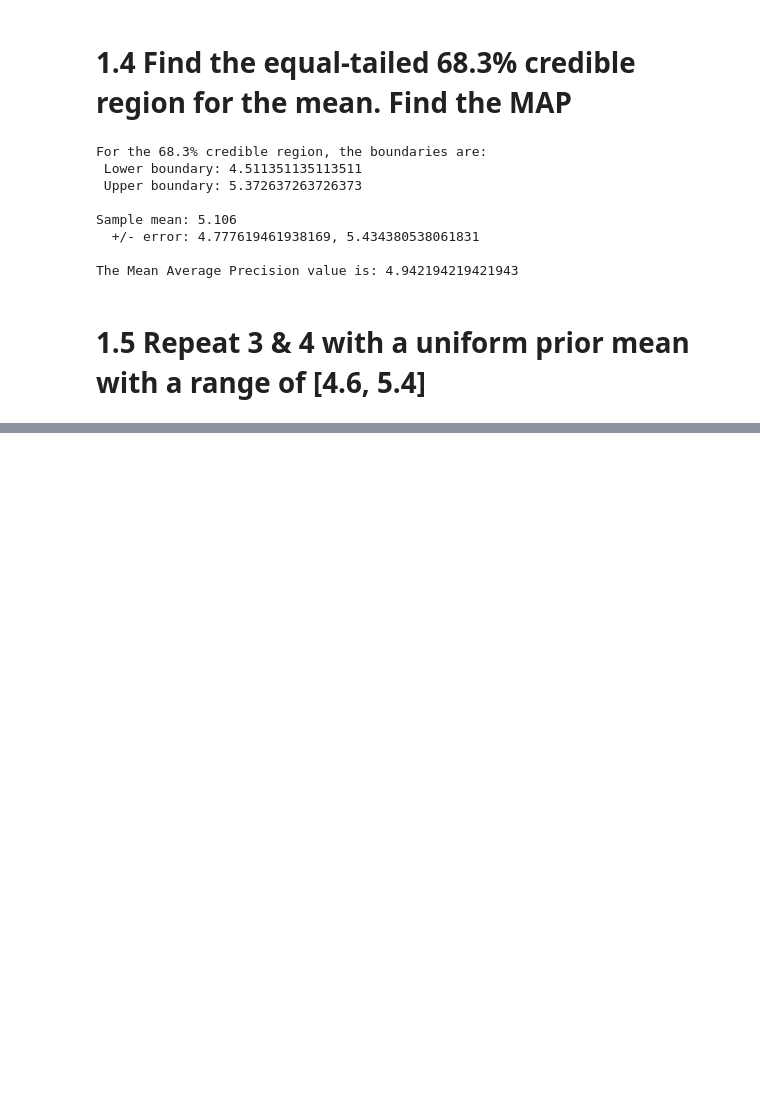
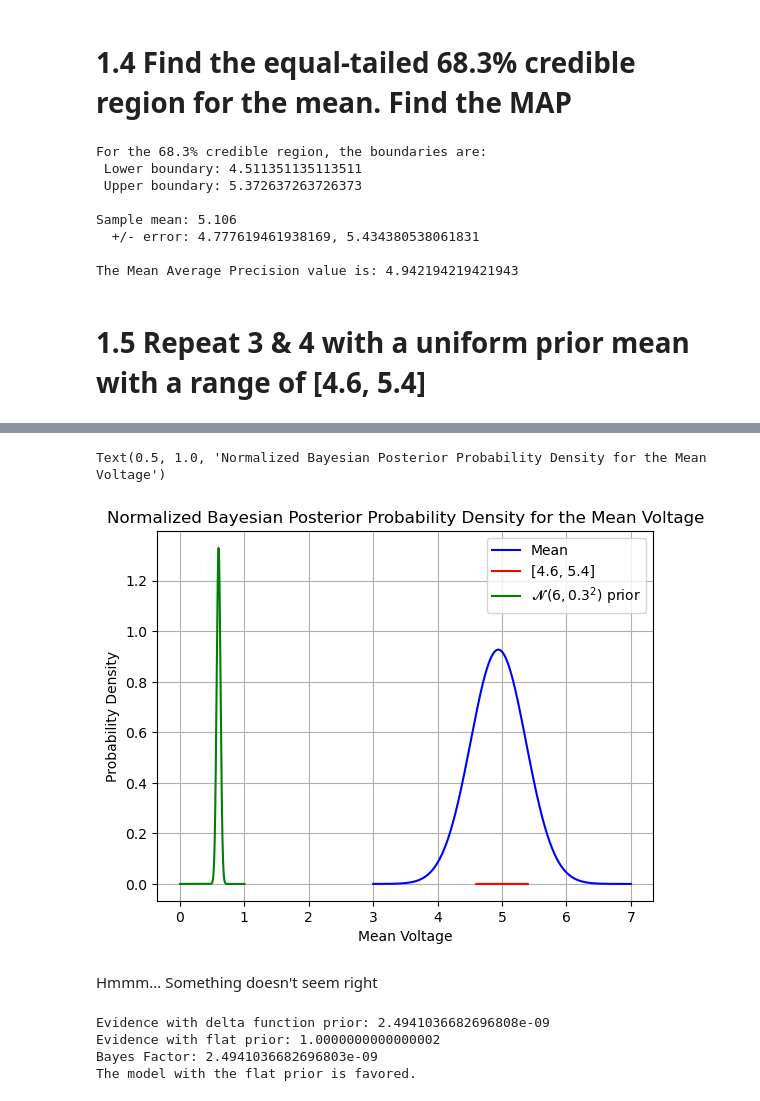
Before and after one commit to agupta-umiss/phys629-fall-2023, a Jupyter notebook: student_folders/CodyMcCammon/phys629_f23_hw7_CodyMcCammon.ipynb, the cells around one changed output, grey strips where cells are left out. Saved outputs shown, nothing was run; the diff lists cells and outputs as text; code cells hidden in the pictures; blank space fills up the shorter version.

```diff
--- a/student_folders/CodyMcCammon/phys629_f23_hw7_CodyMcCammon.ipynb
+++ b/student_folders/CodyMcCammon/phys629_f23_hw7_CodyMcCammon.ipynb
@@ -128,0 +207,54 @@ Text(0.5, 1.0, 'Normalized Bayesian Posterior Probability Density for the Mean V
+# %%
+plt.plot(
+    mu,
+    normalized_posterior,
+    label='Mean',
+    color='b'
+)
+plt.plot(
+    mu_4p6_5p4,
+    normalized_posterior_4p6_5p4,
+    label='[4.6, 5.4]',
+    color='r'
+)
+plt.plot(
+    np.linspace(0,1,10000),
+    posterior_gaussian_m6_s0p3,
+    label=f'$𝓝({mean_gaussian} , {sigma_gaussian}^{2})$ prior',
+    color='g'
+)
+plt.xlabel('Mean Voltage')
+plt.ylabel('Probability Density')
+plt.legend()
+plt.grid()
+plt.title('Normalized Bayesian Posterior Probability Density for the Mean Voltage')
+# %% [output]
+Text(0.5, 1.0, 'Normalized Bayesian Posterior Probability Density for the Mean Voltage')
+[figure, added]
+# %% [markdown]
+Hmmm... Something doesn't seem right
+# %%
+# Calculate evidence under flat prior
+evidence_flat_prior = np.trapz(normalized_posterior, dx=(7-3)/10000)
+
+# Calculate delta function likelihood and
+delta_function_likelihood = np.prod(norm.pdf(voltage, delta_function_mean, sigma))
+evidence_delta_function = delta_function_likelihood * prior[0]  # Assuming the delta function prior is at the first point in the prior array
+
+# Calculate Bayes factor
+bayes_factor = evidence_delta_function / evidence_flat_prior
+
+print(f"Evidence with delta function prior: {evidence_delta_function}")
+print(f"Evidence with flat prior: {evidence_flat_prior}")
+print(f"Bayes Factor: {bayes_factor}")
+
+# Assess which model is favored
+if bayes_factor > 1:
+    print("The model with the delta function prior is favored.")
+else:
+    print("The model with the flat prior is favored.")
+# %% [output]
+Evidence with delta function prior: 2.4941036682696808e-09
+Evidence with flat prior: 1.0000000000000002
+Bayes Factor: 2.4941036682696803e-09
+The model with the flat prior is favored.
```
Also changed, not shown: parts of 6 cells of this notebook.
